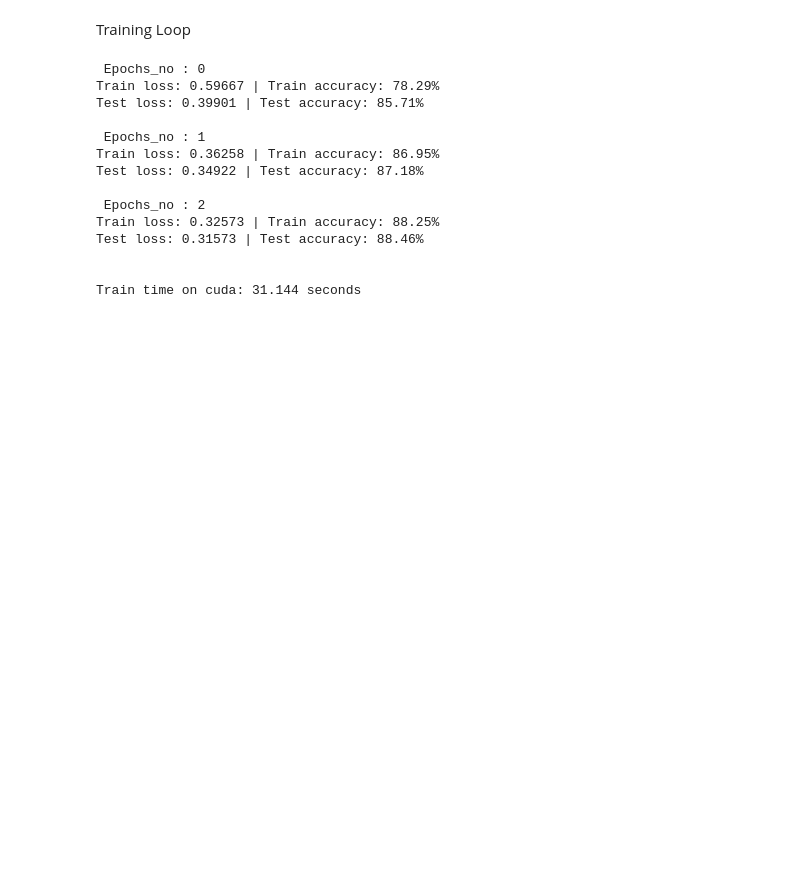
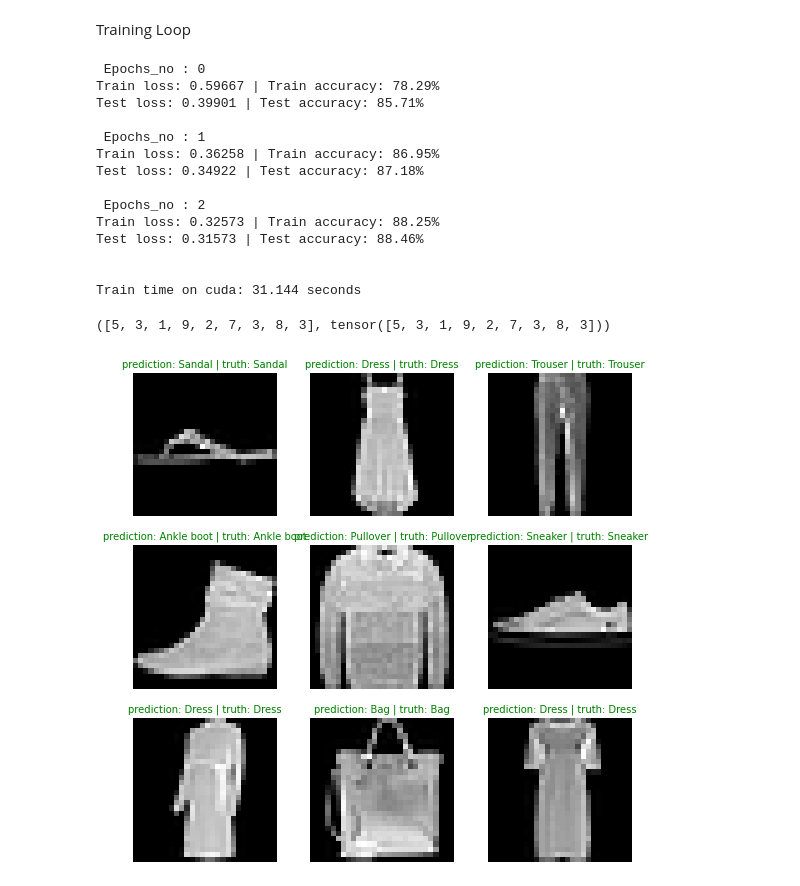
Before and after one commit to kashyap333/FashionMNIST_PyTorch, a Jupyter notebook: Fashion_MNIST.ipynb, the cells around one changed output. Saved outputs shown, nothing was run; the diff lists cells and outputs as text; code cells hidden in the pictures; blank space fills up the shorter version.

```diff
--- a/Fashion_MNIST.ipynb
+++ b/Fashion_MNIST.ipynb
@@ -178,3 +178,13 @@ Test loss: 0.31573 | Test accuracy: 88.46%
 
 
 Train time on cuda: 31.144 seconds
+# %%
+import random
+
+test_samples = []
+test_labels = []
+
+for img, label in random.sample(list(testing_data), k=9):
+
+  test_samples.append(img)
+  test_labels.append(label)
@@ -180,0 +208,37 @@ Train time on cuda: 31.144 seconds
+# %%
+predicitions = make_predictions(model = model_0, data = test_samples, device=device)
+# %%
+pred_classes = predicitions.argmax(dim=1)
+# %%
+test_labels, pred_classes
+# %% [output]
+([5, 3, 1, 9, 2, 7, 3, 8, 3], tensor([5, 3, 1, 9, 2, 7, 3, 8, 3]))
+# %%
+# Plot predictions
+plt.figure(figsize=(9, 9))
+nrows = 3
+ncols = 3
+for i, sample in enumerate(test_samples):
+  # Create a subplot
+  plt.subplot(nrows, ncols, i+1)
+
+  plt.imshow(sample.squeeze(), cmap='gray')
+
+  pred_labels = class_names[pred_classes[i]]
+
+  true_labels = class_names[test_labels[i]]
+
+  title = f'prediction: {pred_labels} | truth: {true_labels}'
+
+
+  if pred_labels == true_labels:
+
+    plt.title(title, c='g', size=10)
+
+  else:
+
+    plt.title(title, c='r', size=10)
+
+  plt.axis(False);
+# %% [output]
+[figure, added]
```
Also changed, not shown: parts of 1 cell of this notebook.
